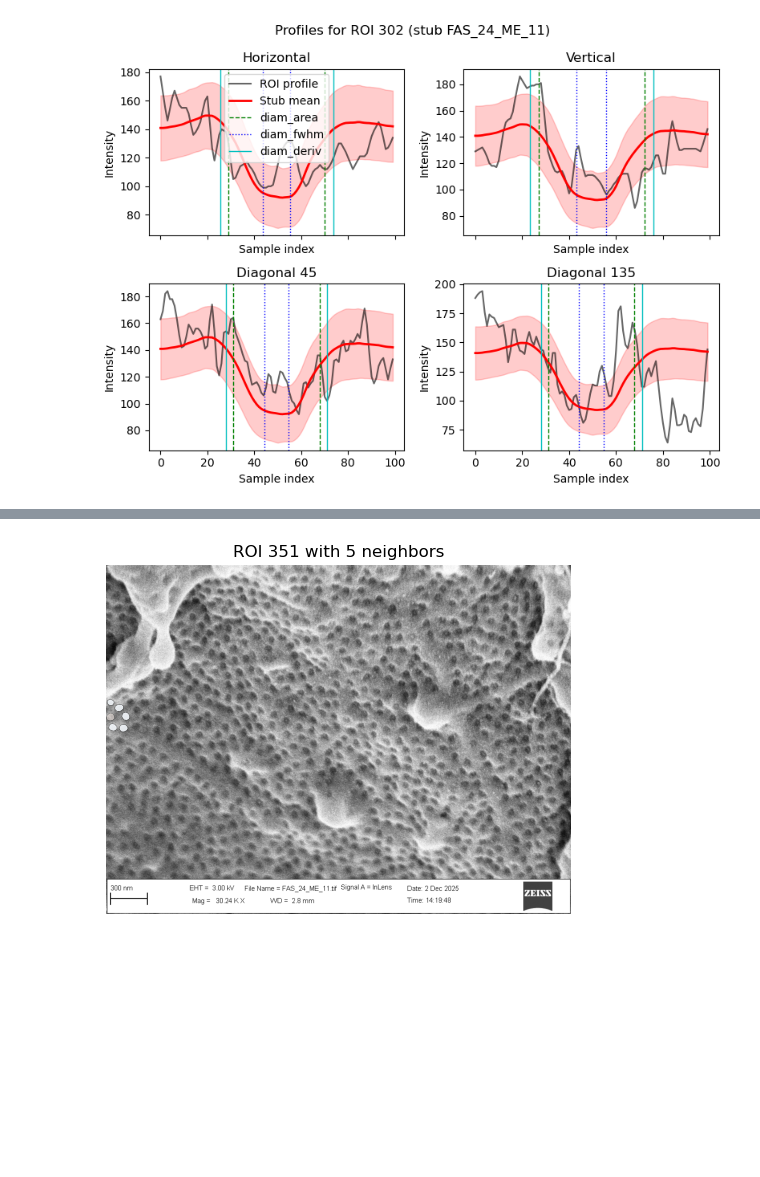
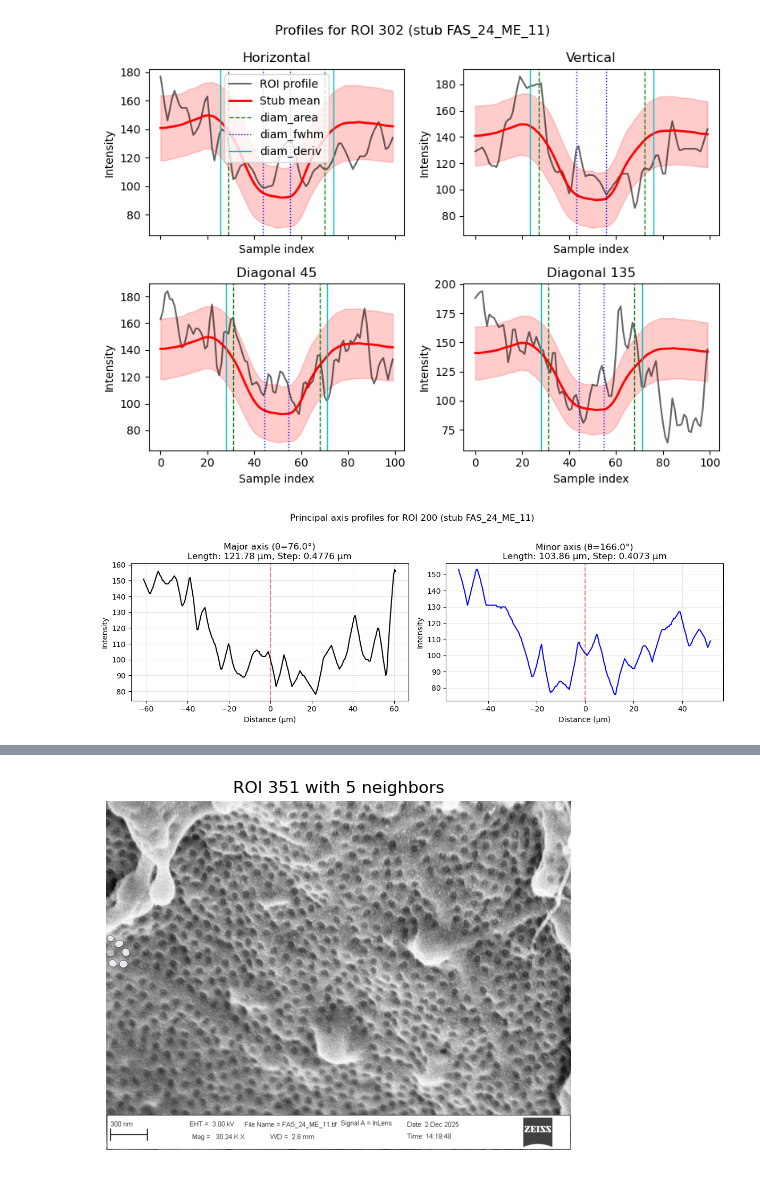
Before and after one commit to jaimemcc/fenestrations, a Jupyter notebook: notebooks/find_neighbours.ipynb, the cells around one changed output, grey strips where cells are left out. Drawn from its saved outputs; the diff is of its cells as text; code cells hidden in the pictures; blank space fills up the shorter version.

Commit message:
updated analysis

```diff
--- a/notebooks/find_neighbours.ipynb
+++ b/notebooks/find_neighbours.ipynb
@@ -254,3 +260,90 @@ plt.tight_layout()
 plt.show()
 # %% [output]
 [figure]
+# %%
+# Profiles using principal axes (major + minor at 90 degrees, 50% extension)
+from src.roi_analysis import compute_profiles_from_principal_axes
+
+profile_stub = stubs[2]  # change this to any stub
+roi_id = 200  # change this to any ROI id
+
+# Load data
+payload, masks = load_segmentation(DATAFOLDER, profile_stub)
+pixel_size = get_pixel_size(DATAFOLDER, profile_stub)
+raw = tifffile.imread(DATAFOLDER / f"{profile_stub}.tif")
+image = raw[0] if raw.ndim > 2 else raw
+
+# Get ROI
+roi_index = (all_rois_df["stub"] == profile_stub) & (all_rois_df["roi_id"] == roi_id)
+if not roi_index.any():
+    print(f"ROI {roi_id} not found in stub {profile_stub}")
+else:
+    roi_row = all_rois_df[roi_index].iloc[0]
+    roi_mask = masks == roi_id
+    centroid_x = roi_row["centroid_x"]
+    centroid_y = roi_row["centroid_y"]
+
+    # Compute principal axis profiles with 50% extension
+    num_samples = 256
+    result = compute_profiles_from_principal_axes(
+        roi_mask=roi_mask,
+        image=image,
+        centroid_x=centroid_x,
+        centroid_y=centroid_y,
+        pixel_size=pixel_size,
+        num_samples=num_samples,
+        extension_factor=0.50,
+    )
+
+    if result["success"]:
+        profile_major = result["profile_major"]
+        profile_minor = result["profile_minor"]
+        major_angle = result["major_angle"]
+        major_extent = result["major_extent"]
+        minor_extent = result["minor_extent"]
+        step_major = result["step_major"]
+        step_minor = result["step_minor"]
+        major_length_px = result["major_length_px"]
+        minor_length_px = result["minor_length_px"]
+
+        # Convert to physical units
+        major_length_phys = major_length_px * pixel_size
+        minor_length_phys = minor_length_px * pixel_size
+
+        fig, axes = plt.subplots(1, 2, figsize=(12, 4))
+
+        # Major axis profile
+        x_major = np.arange(num_samples) * step_major * pixel_size
+        x_major = x_major - x_major[len(x_major) // 2]  # center at zero
+        axes[0].plot(x_major, profile_major, color="k", linewidth=1.5)
+        axes[0].axvline(0, color="r", linestyle="--", alpha=0.5)
+        axes[0].set_xlabel(f"Distance (µm)")
+        axes[0].set_ylabel("Intensity")
+        axes[0].set_title(f"Major axis (θ={major_angle:.1f}°)\nLength: {major_length_phys:.2f} µm, Step: {step_major*pixel_size:.4f} µm")
+        axes[0].grid(True, alpha=0.3)
+
+        # Minor axis profile
+        x_minor = np.arange(num_samples) * step_minor * pixel_size
+        x_minor = x_minor - x_minor[len(x_minor) // 2]  # center at zero
+        axes[1].plot(x_minor, profile_minor, color="b", linewidth=1.5)
+        axes[1].axvline(0, color="r", linestyle="--", alpha=0.5)
+        axes[1].set_xlabel(f"Distance (µm)")
+        axes[1].set_ylabel("Intensity")
+        axes[1].set_title(f"Minor axis (θ={(major_angle+90)%180:.1f}°)\nLength: {minor_length_phys:.2f} µm, Step: {step_minor*pixel_size:.4f} µm")
+        axes[1].grid(True, alpha=0.3)
+
+        fig.suptitle(f"Principal axis profiles for ROI {roi_id} (stub {profile_stub})", y=1.02)
+        plt.tight_layout()
+        plt.show()
+
+        print(f"\nROI {roi_id} axes:")
+        print(f"  Major angle: {major_angle:.2f}°")
+        print(f"  Major extent (half): {major_extent:.2f} px = {major_extent*pixel_size:.4f} µm")
+        print(f"  Minor extent (half): {minor_extent:.2f} px = {minor_extent*pixel_size:.4f} µm")
+        print(f"  Major axis extents with 50% extension: ±{major_length_px/2:.2f} px")
+        print(f"  Minor axis extents with 50% extension: ±{minor_length_px/2:.2f} px")
+        print(f"  Aspect ratio (major/minor): {major_extent/minor_extent:.2f}")
+    else:
+        print(f"Could not compute profiles for ROI {roi_id} (insufficient pixels)")
+# %% [output]
+[figure, added]
```
Also changed, not shown: parts of 11 cells of this notebook, 3 other files.
